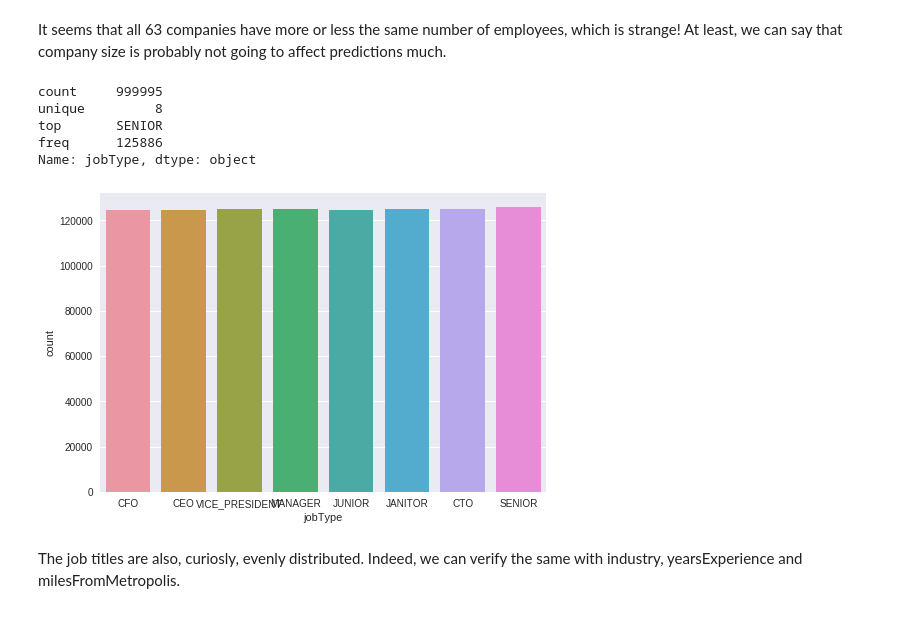
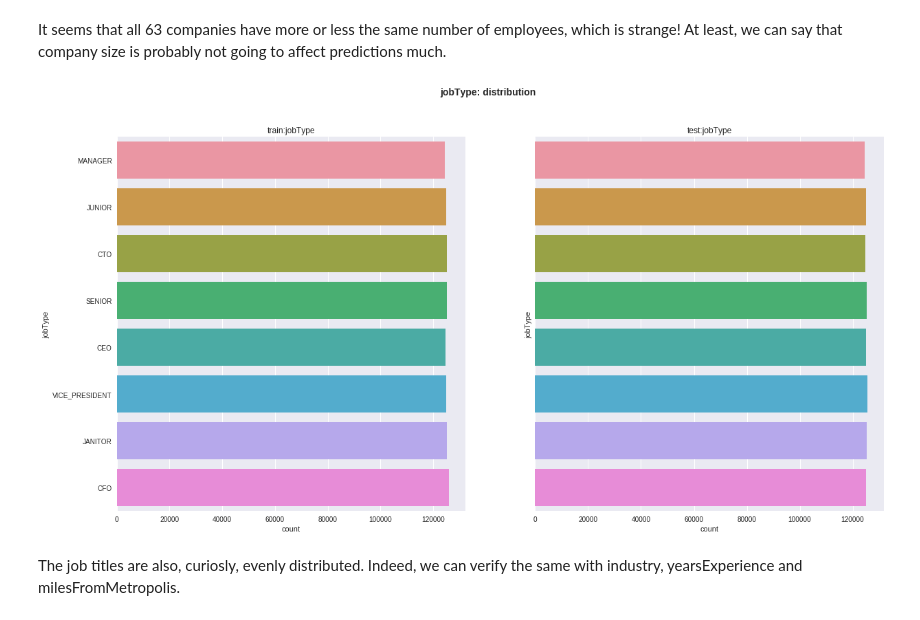
Before and after one commit to liapunov/HRdata, a Jupyter notebook: HRdataNotebook.ipynb, the cells around one changed output. Cells and saved outputs as stored; diff of their text form; code cells hidden in the pictures.

```diff
--- a/HRdataNotebook.ipynb
+++ b/HRdataNotebook.ipynb
@@ -243,14 +276,8 @@ sb.countplot(train_feat.companyId)
 # %% [markdown]
 It seems that all 63 companies have more or less the same number of employees, which is strange! At least, we can say that company size is probably not going to affect predictions much.
-# %%
-sb.countplot(train_feat.jobType)
-train_feat.jobType.describe()
-# %% [output]
-count     999995
-unique         8
-top       SENIOR
-freq      125886
-Name: jobType, dtype: object
-[figure, removed]
+# %%
+hr_data.plot_variable("jobType")
+# %% [output]
+[figure, added]
 # %% [markdown]
 The job titles are also, curiosly, evenly distributed. Indeed, we can verify the same with industry, yearsExperience and milesFromMetropolis.
```
Also changed, not shown: parts of 31 cells of this notebook.
